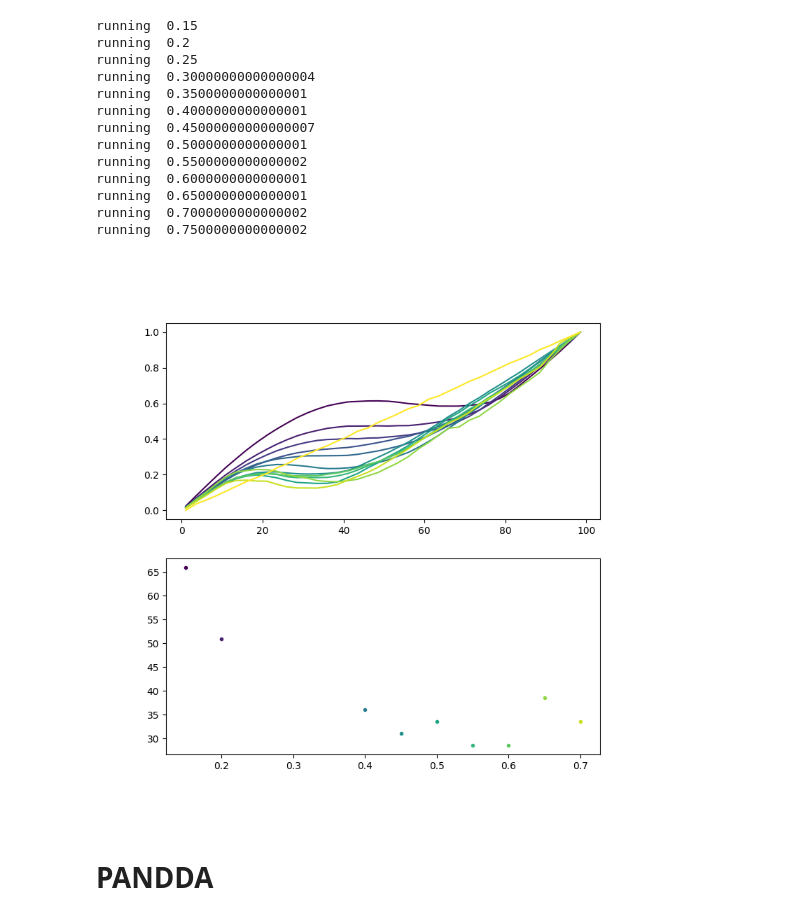
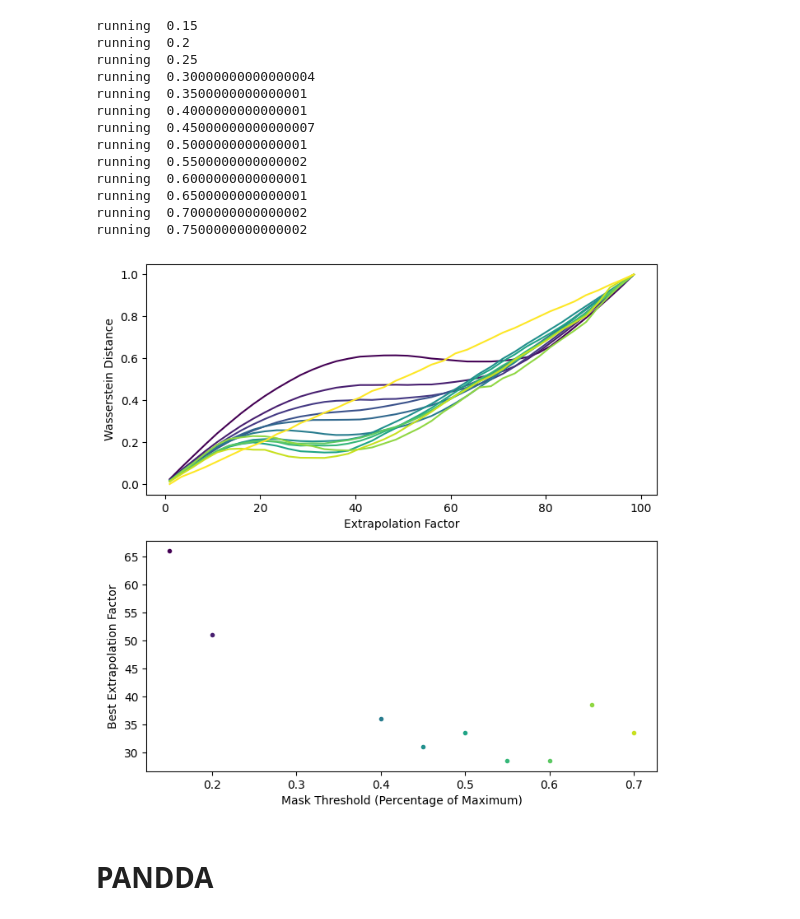
Before and after one commit to cvazz/occupancy-estimation, a Jupyter notebook: photolyase/test_blob_function.ipynb, the cells around one changed output. Cells and saved outputs as stored; diff of their text form; code cells hidden in the pictures.

```diff
--- a/photolyase/test_blob_function.ipynb
+++ b/photolyase/test_blob_function.ipynb
@@ -282,19 +306,8 @@ cbar.set_label('Mask Threshold (Share of Max)')
 # %%
-dens_xtrs = [map_xtr.to_3d_numpy_map(map_sampling=map_sampling) for map_xtr in map_xtrs]
-rho_dark = map_dark.to_3d_numpy_map(map_sampling=map_sampling)
-rmin= np.min(rho_dark)
-rmax= np.max(rho_dark)
-offset = (rmax-rmin)*0.5
-bins = np.linspace(rmin-offset,rmax+offset,100)
+from systematic_plots import calculate_histogram_best_guess
 
 thresholds = np.arange(0.15, 0.8, 0.05)
-wassersteins = []
-for ii, thresh in enumerate(thresholds):
-    print('running ', thresh)
-    pos_blobs, neg_blobs = find_largest_blobs(diffmap, map_sampling, threshold=thresh)
-    mask = np.logical_or(neg_blobs >0, pos_blobs>0)
-    _, _, wdists, bin_centers = get_hists(dens_xtrs, rho_dark, mask, bins)
-    wassersteins.append(wdists)
+wassersteins =calculate_histogram_best_guess( diffmap, map_xtrs, map_dark, map_sampling, thresholds)
 # %% [output]
 running  0.15
 running  0.2
@@ -312,33 +325,13 @@ running  0.7500000000000002
 # %%
 import matplotlib.cm as cm
 import matplotlib.colors as colors
 
-# Normalize the threshold values to [0, 1] for the colormap
-norm = colors.Normalize(vmin=min(thresholds), vmax=max(thresholds))
-cmap = cm.viridis
-
-# Create a ScalarMappable for the colorbar
-sm = cm.ScalarMappable(norm=norm, cmap=cmap)
-sm.set_array([])
-# fig, ax = plt.subplots()
-
 plt.close('all')
-fig, axs = plt.subplots(2, figsize=(8,8))
-wmins = []
-for ii, (thresh,wdists) in enumerate(zip(thresholds,wassersteins)):
-    ax = axs[0]
-    negsum = negsum/np.min(negsum)
-    wmin = find_wasserstein_dip(extrapolation_factors,wdists)
-    wmins.append(wmin)
-    # ax = axs.flat[ii]
-    color = cmap(norm(thresh))  # Map threshold to color
-    wdists = wdists/np.max(wdists)
-    ax.plot(extrapolation_factors, wdists, '-',color=color )
-    ax = axs[1]
-    if wmin:
-        ax.plot(thresh, wmin, '.',color=color )
+%matplotlib inline
+from systematic_plots import plot_wasserstein_dists
+plot_wasserstein_dists(extrapolation_factors, thresholds, wassersteins)
 # %% [output]
-[figure, old version]
+[figure, new version]
 # %% [markdown]
 # PANDDA
 # %%
```
Also changed, not shown: parts of 20 cells of this notebook, 3 other files.
